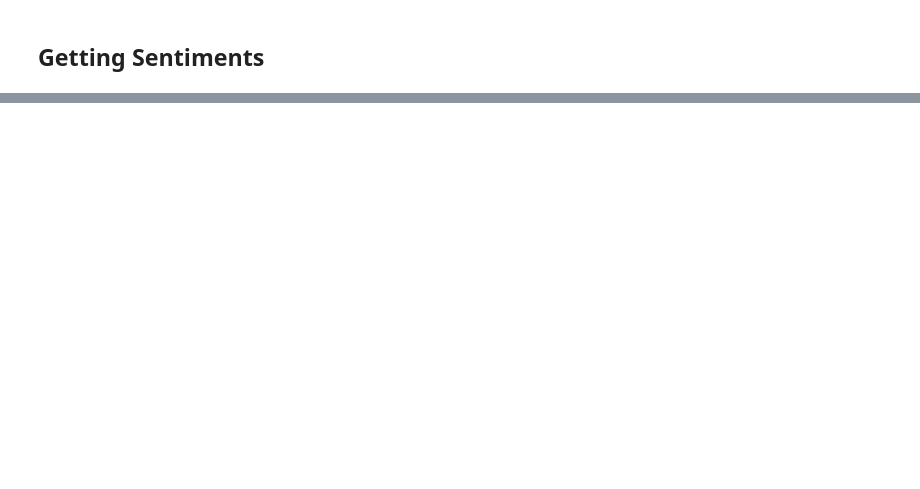
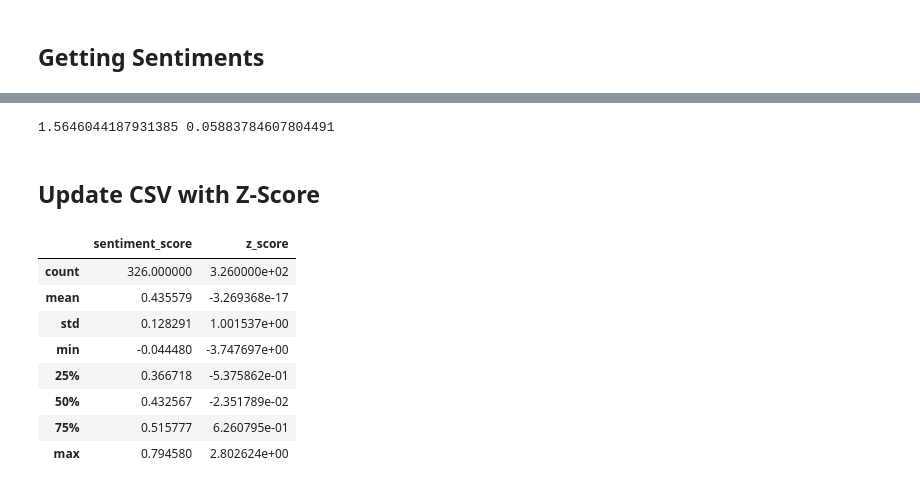
Before and after one commit to sendash-app/study_stocks_sentiments, a Jupyter notebook: overnight_returns_study.ipynb, the cells around one changed output, grey strips where cells are left out. Cells and saved outputs as stored; diff of their text form; code cells hidden in the pictures; blank space fills up the shorter version.

```diff
--- a/overnight_returns_study.ipynb
+++ b/overnight_returns_study.ipynb
@@ -306,0 +363,34 @@ iplot(fig)
+# %%
+import scipy
+
+example = df_sent_returns.iloc[115]
+ss_ = example['sentiment_score']
+z_score = (ss_ - ave_sent) / std_sent
+p_value = scipy.stats.norm.sf( abs(z_score))
+print( f'{z_score} {p_value}')
+# %% [output]
+1.5646044187931385 0.05883784607804491
+# %% [markdown]
+## Update CSV with Z-Score
+# %%
+df_sent = pd.read_csv('dataset/nasdaq/daily_sentiment.csv', index_col = 0)
+
+df_ = df_sent #.dropna()
+sent_mu = np.mean(df_['sentiment_score'])
+sent_std = np.std( df_['sentiment_score'])
+
+df_['z_score'] = df_['sentiment_score'].apply(
+        lambda x : (x - sent_mu ) / sent_std
+    )
+
+df_.describe()
+# %% [output]
+|  | sentiment_score | z_score |
+| count | 326.000000 | 3.260000e+02 |
+| mean | 0.435579 | -3.269368e-17 |
+| std | 0.128291 | 1.001537e+00 |
+| min | -0.044480 | -3.747697e+00 |
+| 25% | 0.366718 | -5.375862e-01 |
+| 50% | 0.432567 | -2.351789e-02 |
+| 75% | 0.515777 | 6.260795e-01 |
+| max | 0.794580 | 2.802624e+00 |
```
Also changed, not shown: parts of 35 cells of this notebook.
